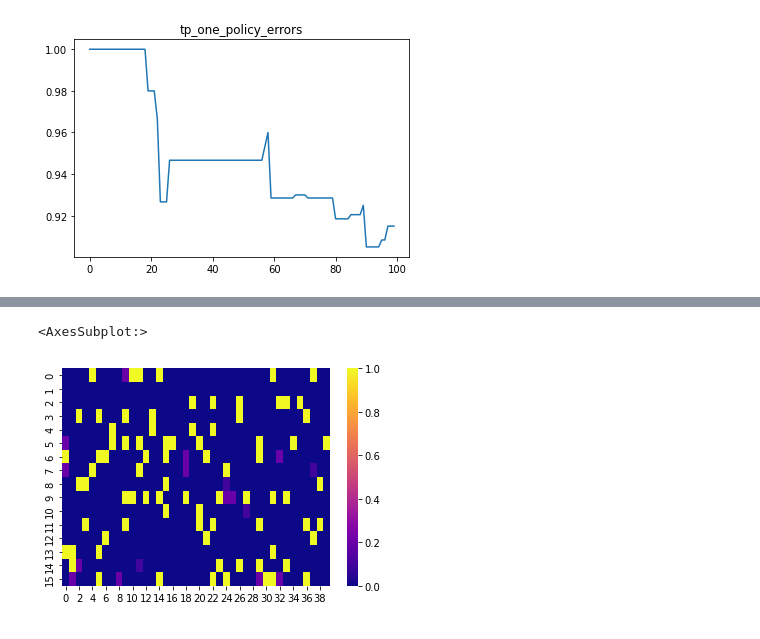
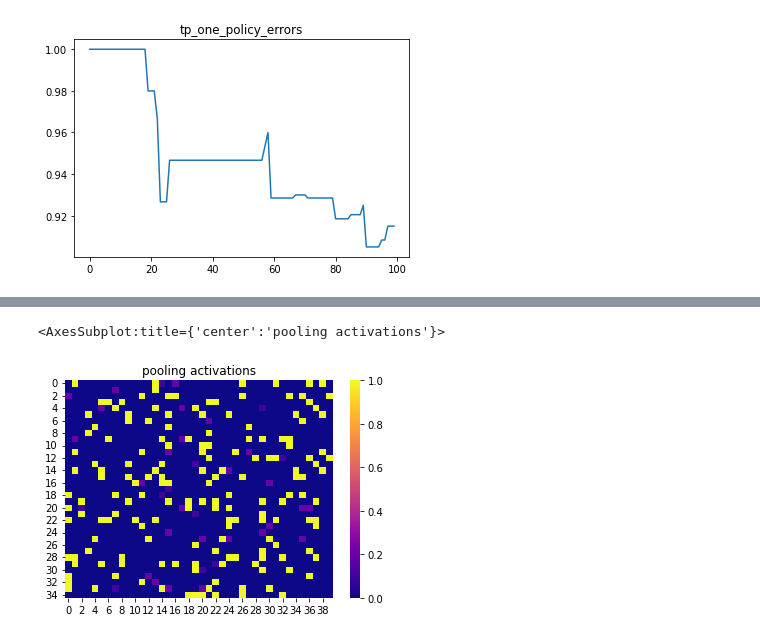
Before and after one commit to RodkinIvan/experiments, a Jupyter notebook: UnionSDR/union_sdr_test.ipynb, the cells around one changed output, grey strips where cells are left out. Drawn from its saved outputs; the diff is of its cells as text; code cells hidden in the pictures.

```diff
--- a/UnionSDR/union_sdr_test.ipynb
+++ b/UnionSDR/union_sdr_test.ipynb
@@ -202,22 +208,25 @@ def get_data(num):
     data[num] = 1
     return data
 # input_columns = 4
-# cells_per_column = 4
+cells_per_column = 35
 utp_conf = {
     'inputDimensions': 4,
     'columnDimensions': [input_columns * cells_per_column],
     'initial_pooling': 1,
-    'pooling_decay': 0.1,
+    'pooling_decay': 0.2,
     'permanence_inc': 0.2,
-    'permanence_dec': 0.1,
+    'permanence_dec': 0.4,
     'sparsity': 0.04
 }
 np.random.seed(42)
+wandb.init(project='my_utp', entity='irodkin')
 tp_shape = utp_conf['columnDimensions']
 in_shape = utp_conf['inputDimensions']
 my_utp = MyUTP(**utp_conf)
-for epoch in range(3):
+for epoch in range(5):
     for i in range(4):
         my_utp.compute(get_data(i))
-print(my_utp.connections[my_utp.connections == 0.1])
+
+        wandb.log({'pooling_activations' : wandb.Image(sns.heatmap(my_utp._pooling_activations.reshape(-1, input_columns),vmin=0, vmax=1))})
+        plt.close('all')
 # %% [output]
@@ -225,5 +238,6 @@ print(my_utp.connections[my_utp.connections == 0.1])
 # %%
+plt.title('pooling activations')
 sns.heatmap(my_utp._pooling_activations.reshape(-1, input_columns),vmin=0, vmax=1, cmap='plasma')
 # %% [output]
-<AxesSubplot:>
+<AxesSubplot:title={'center':'pooling activations'}>
-[figure, old version]
+[figure, new version]
```
Also changed, not shown: parts of 3 cells of this notebook.
